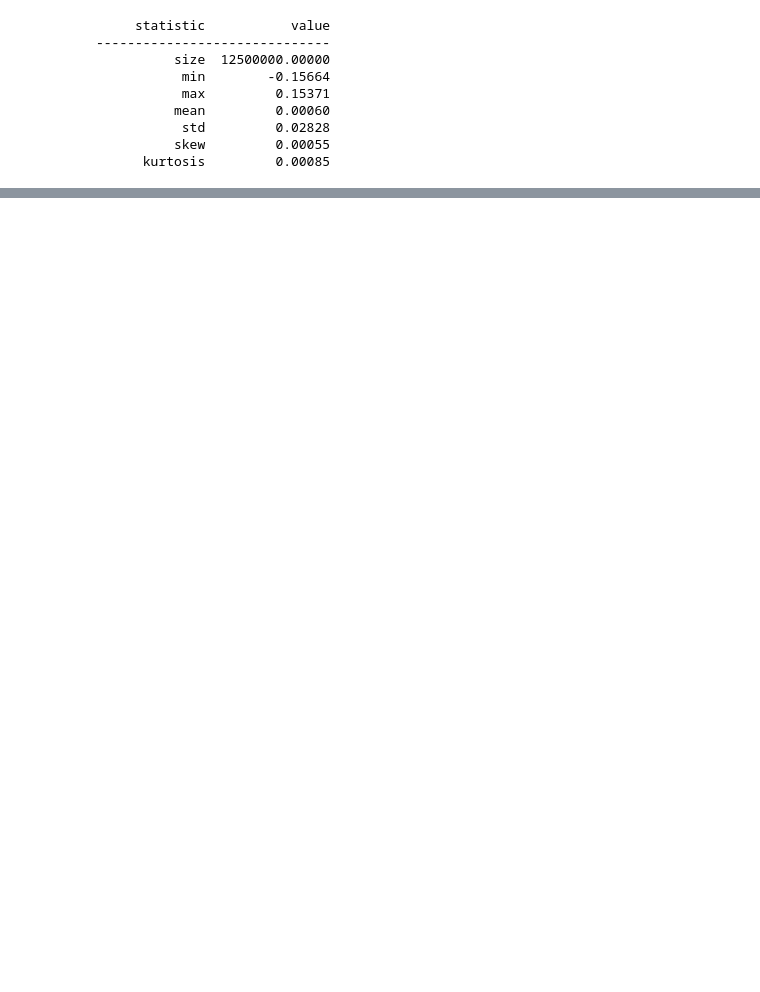
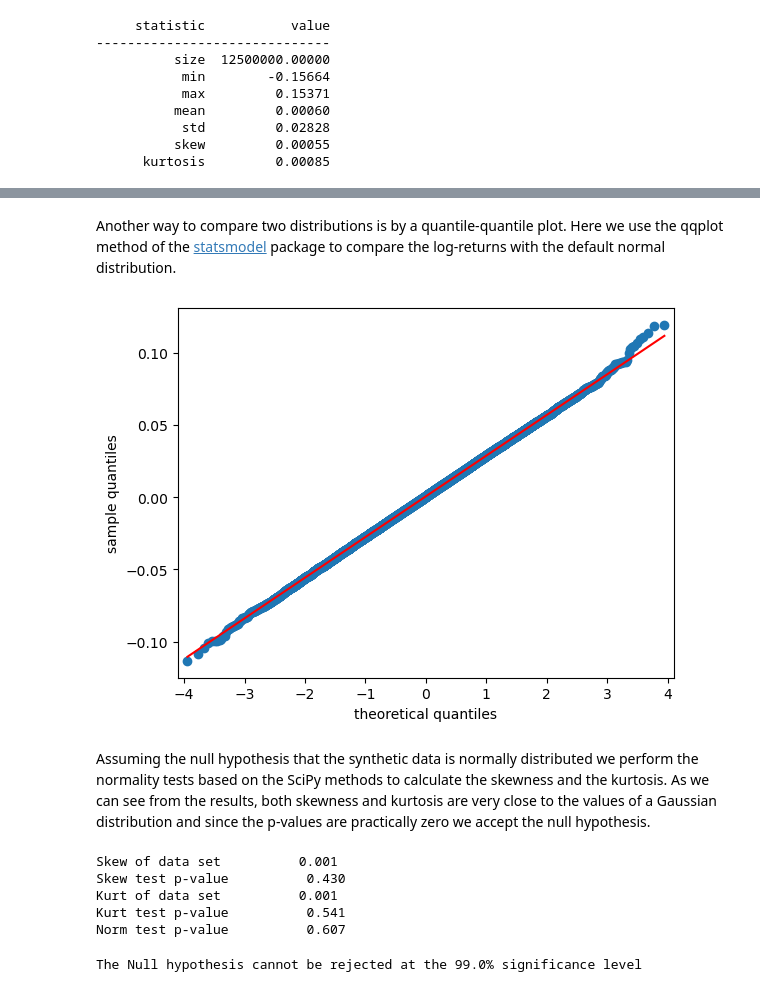
Before and after one commit to luigiselmi/finstat, a Jupyter notebook: hilpisch/ch13_statistics.ipynb, the cells around one changed output, grey strips where cells are left out. Cells and saved outputs as stored; diff of their text form; code cells hidden in the pictures; blank space fills up the shorter version.

Commit message:
normality test

```diff
--- a/hilpisch/ch13_statistics.ipynb
+++ b/hilpisch/ch13_statistics.ipynb
@@ -148,0 +168,10 @@ plt.ylabel('frequency')
+# %% [markdown]
+Another way to compare two distributions is by a quantile-quantile plot. Here we use the qqplot method of the [statsmodel](https://www.statsmodels.org/devel/generated/statsmodels.graphics.gofplots.qqplot.html) package to compare the log-returns with the default normal distribution.
+# %%
+sm.qqplot(log_returns.flatten()[::500], line='s')
+plt.xlabel('theoretical quantiles')
+plt.ylabel('sample quantiles');
+# %% [output]
+[figure, added]
+# %% [markdown]
+Assuming the null hypothesis that the synthetic data is normally distributed we perform the normality tests based on the SciPy methods to calculate the skewness and the kurtosis. As we can see from the results, both skewness and kurtosis are very close to the values of a Gaussian distribution and since the p-values are practically zero we accept the null hypothesis.
@@ -148,0 +191,17 @@ plt.ylabel('frequency')
+# %%
+normality_tests(log_returns.flatten())
+# %% [output]
+Skew of data set          0.001
+Skew test p-value          0.430
+Kurt of data set          0.001
+Kurt test p-value          0.541
+Norm test p-value          0.607
+# %%
+significance_level = 0.01
+p_value = scs.normaltest(log_returns.flatten())[1]
+if (p_value > significance_level):
+    print('The Null hypothesis cannot be rejected at the {:.1f}% significance level'.format((1 - significance_level) * 100))
+else:
+    print('The null hypothesis must be rejected at the {:.1f}% significance level'.format((1 - significance_level) * 100))
+# %% [output]
+The Null hypothesis cannot be rejected at the 99.0% significance level
```
Also changed, not shown: parts of 29 cells of this notebook.
